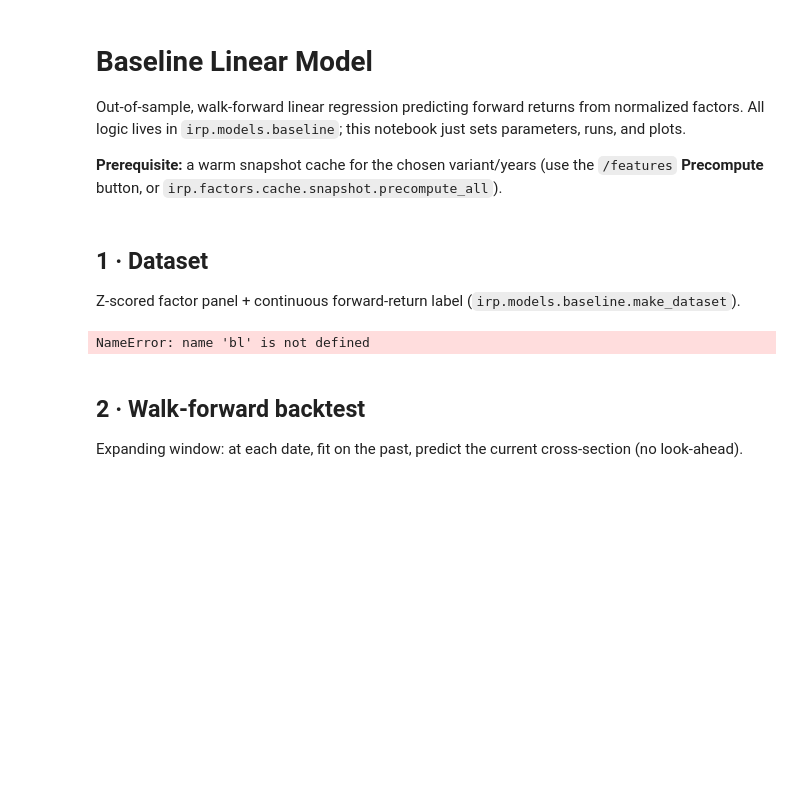
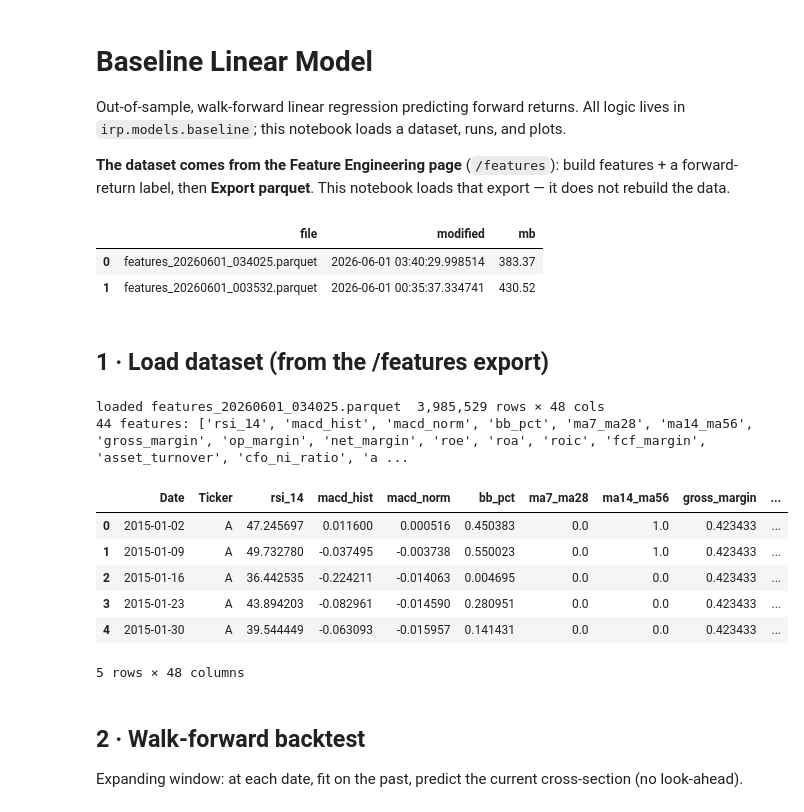
Before and after one commit to marcdumon/investment_research_platform, a Jupyter notebook: notebooks/baseline_linear_model.ipynb, the cells around one changed output. Saved outputs shown, nothing was run; the diff lists cells and outputs as text; code cells hidden in the pictures; blank space fills up the shorter version.

```diff
--- a/notebooks/baseline_linear_model.ipynb
+++ b/notebooks/baseline_linear_model.ipynb
@@ -1,30 +1,43 @@
 # %% [markdown]
 # Baseline Linear Model
 
-Out-of-sample, walk-forward linear regression predicting forward returns from normalized factors.
-All logic lives in `irp.models.baseline`; this notebook just sets parameters, runs, and plots.
+Out-of-sample, walk-forward linear regression predicting forward returns.
+All logic lives in `irp.models.baseline`; this notebook loads a dataset, runs, and plots.
 
-**Prerequisite:** a warm snapshot cache for the chosen variant/years (use the `/features` **Precompute** button, or `irp.factors.cache.snapshot.precompute_all`).
+**The dataset comes from the Feature Engineering page** (`/features`): build features + a forward-return
+label, then **Export parquet**. This notebook loads that export — it does not rebuild the data.
 # %%
 from irp.models import baseline as bl
 from sklearn.linear_model import Ridge
 
 # ── parameters ──
-START, END   = 2012, 2022
-FREQ         = 'Q'      # Q/A = cross-section; M/W/D = dense sequence
-VARIANT      = 'A'      # fundamentals source (A has a warm cache)
-HORIZON_DAYS = 252      # forward-return horizon for the label
-MODEL        = Ridge(alpha=1.0)
-TPL          = bl.nb_template()
+EXPORT_PATH = None        # None = most recent /features export; or a path/filename
+FEATURE_COLS = None       # None = infer (all numeric cols except Date/Ticker/fwd_ret/label)
+MODEL = Ridge(alpha=1.0)
+MIN_TRAIN_DATES = 12
+TPL = bl.nb_template()
+
+bl.list_exports()         # available datasets from the /features page
+# %% [output]
+|  | file | modified | mb |
+| 0 | features_20260601_034025.parquet | 2026-06-01 03:40:29.998514 | 383.37 |
+| 1 | features_20260601_003532.parquet | 2026-06-01 00:35:37.334741 | 430.52 |
 # %% [markdown]
-## 1 · Dataset
-Z-scored factor panel + continuous forward-return label (`irp.models.baseline.make_dataset`).
+## 1 · Load dataset (from the /features export)
 # %%
-df, features = bl.make_dataset(START, END, freq=FREQ, variant=VARIANT, horizon_days=HORIZON_DAYS)
-print(df.shape, '|', len(features), 'features')
+df, features = bl.load_export(EXPORT_PATH, feature_cols=FEATURE_COLS)
+print(len(features), 'features:', features)
 df.head()
 # %% [output]
-NameError: name 'bl' is not defined
+loaded features_20260601_034025.parquet  3,985,529 rows × 48 cols
+44 features: ['rsi_14', 'macd_hist', 'macd_norm', 'bb_pct', 'ma7_ma28', 'ma14_ma56', 'gross_margin', 'op_margin', 'net_margin', 'roe', 'roa', 'roic', 'fcf_margin', 'asset_turnover', 'cfo_ni_ratio', 'a ...
+|  | Date | Ticker | rsi_14 | macd_hist | macd_norm | bb_pct | ma7_ma28 | ma14_ma56 | gross_margin | ... |
+| 0 | 2015-01-02 | A | 47.245697 | 0.011600 | 0.000516 | 0.450383 | 0.0 | 1.0 | 0.423433 | ... |
+| 1 | 2015-01-09 | A | 49.732780 | -0.037495 | -0.003738 | 0.550023 | 0.0 | 1.0 | 0.423433 | ... |
+| 2 | 2015-01-16 | A | 36.442535 | -0.224211 | -0.014063 | 0.004695 | 0.0 | 0.0 | 0.423433 | ... |
+| 3 | 2015-01-23 | A | 43.894203 | -0.082961 | -0.014590 | 0.280951 | 0.0 | 0.0 | 0.423433 | ... |
+| 4 | 2015-01-30 | A | 39.544449 | -0.063093 | -0.015957 | 0.141431 | 0.0 | 0.0 | 0.423433 | ... |
+5 rows × 48 columns
 # %% [markdown]
 ## 2 · Walk-forward backtest
 Expanding window: at each date, fit on the past, predict the current cross-section (no look-ahead).
```
Also changed, not shown: parts of 2 cells of this notebook, 2 other files.
